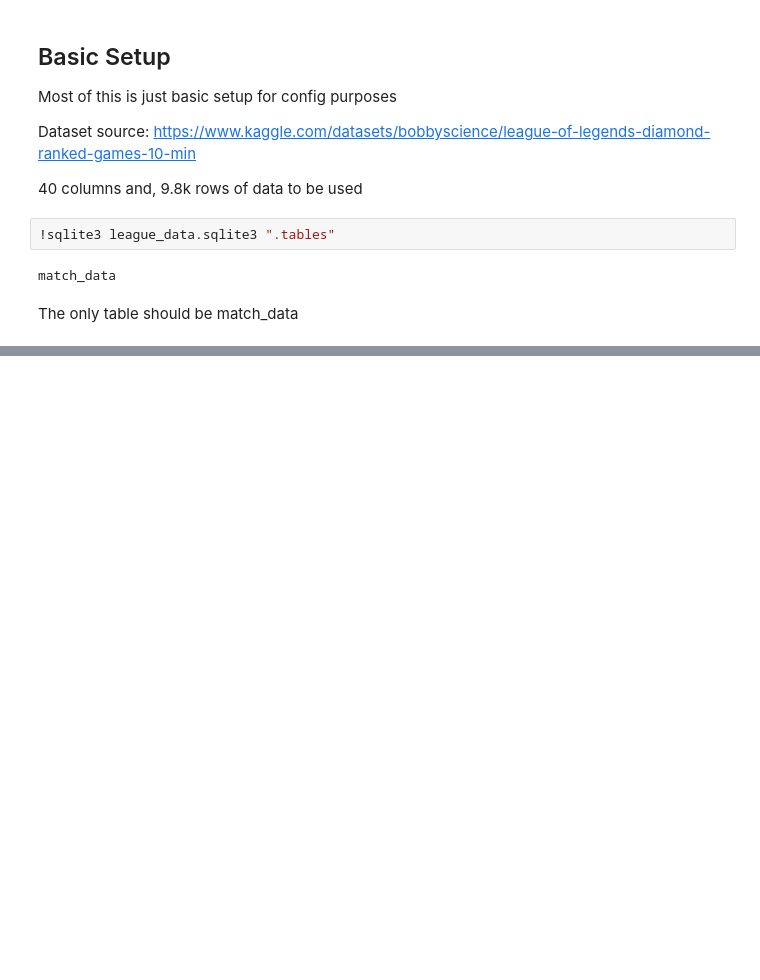
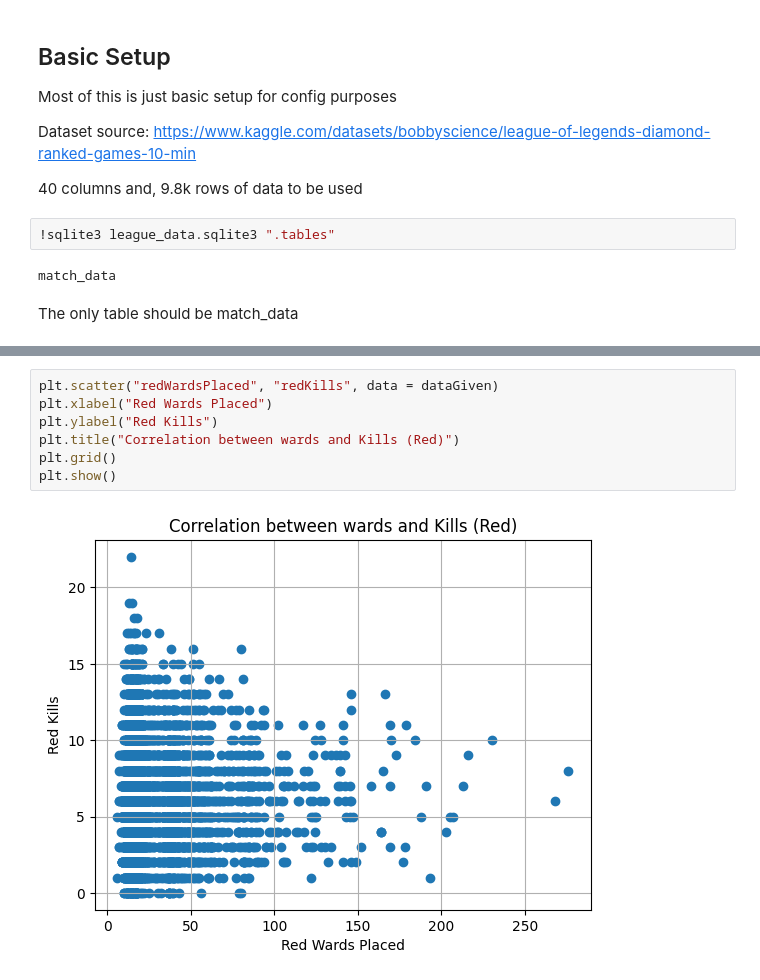
Before and after one commit to ltcolscotty/LEAGUE10Min, a Jupyter notebook: LeagueDataProject.ipynb, the cells around one changed output, grey strips where cells are left out. Drawn from its saved outputs; the diff is of its cells as text; blank space fills up the shorter version.

```diff
--- a/LeagueDataProject.ipynb
+++ b/LeagueDataProject.ipynb
@@ -108,0 +160,9 @@ Identical in description to their blue counterparts if they exist
+# %%
+plt.scatter("redWardsPlaced", "redKills", data = dataGiven)
+plt.xlabel("Red Wards Placed")
+plt.ylabel("Red Kills")
+plt.title("Correlation between wards and Kills (Red)")
+plt.grid()
+plt.show()
+# %% [output]
+[figure, added]
```
Also changed, not shown: parts of 9 cells of this notebook.
